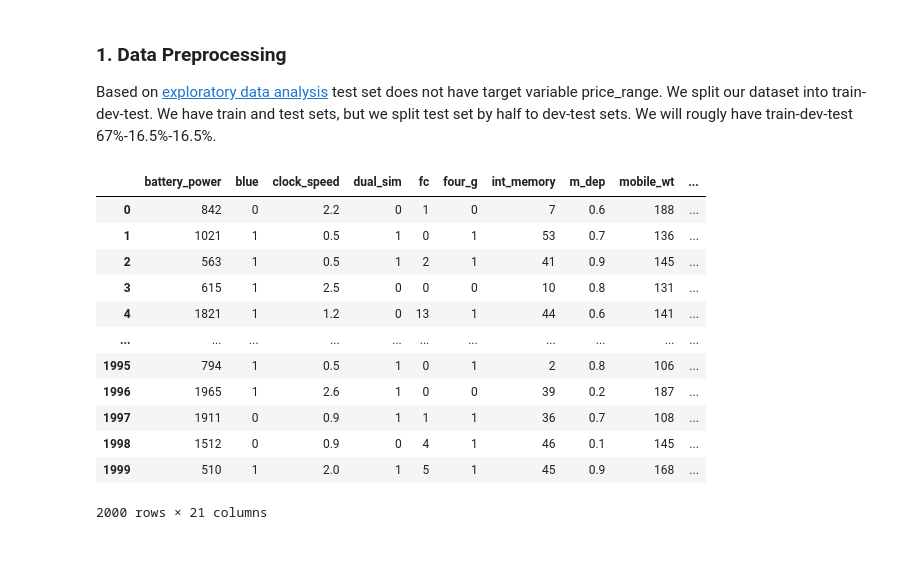
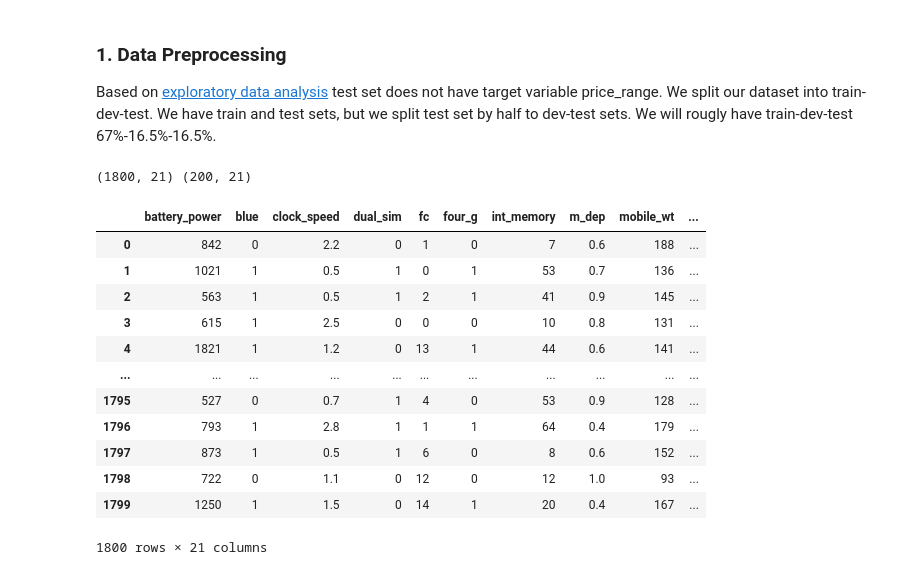
Before and after one commit to Matovic/mobile-price-classification, a Jupyter notebook: src/MLP_tensorflow.ipynb, the cells around one changed output. Drawn from its saved outputs; the diff is of its cells as text; code cells hidden in the pictures.

```diff
--- a/src/MLP_tensorflow.ipynb
+++ b/src/MLP_tensorflow.ipynb
@@ -55,19 +56,23 @@ Based on [exploratory data analysis](EDA.ipynb) test set does not have target va
 # %%
 # read datasets
 df_train = pd.read_csv('../data/train.csv', sep=',')
+df_test = df_train[-200:]
+df_train = df_train[:-200]
+print(df_train.shape,df_test.shape)
 df_train
 # %% [output]
+(1800, 21) (200, 21)
 |  | battery_power | blue | clock_speed | dual_sim | fc | four_g | int_memory | m_dep | mobile_wt | ... |
 | 0 | 842 | 0 | 2.2 | 0 | 1 | 0 | 7 | 0.6 | 188 | ... |
 | 1 | 1021 | 1 | 0.5 | 1 | 0 | 1 | 53 | 0.7 | 136 | ... |
 | 2 | 563 | 1 | 0.5 | 1 | 2 | 1 | 41 | 0.9 | 145 | ... |
 | 3 | 615 | 1 | 2.5 | 0 | 0 | 0 | 10 | 0.8 | 131 | ... |
 | 4 | 1821 | 1 | 1.2 | 0 | 13 | 1 | 44 | 0.6 | 141 | ... |
 | ... | ... | ... | ... | ... | ... | ... | ... | ... | ... | ... |
-| 1995 | 794 | 1 | 0.5 | 1 | 0 | 1 | 2 | 0.8 | 106 | ... |
-| 1996 | 1965 | 1 | 2.6 | 1 | 0 | 0 | 39 | 0.2 | 187 | ... |
-| 1997 | 1911 | 0 | 0.9 | 1 | 1 | 1 | 36 | 0.7 | 108 | ... |
-| 1998 | 1512 | 0 | 0.9 | 0 | 4 | 1 | 46 | 0.1 | 145 | ... |
-| 1999 | 510 | 1 | 2.0 | 1 | 5 | 1 | 45 | 0.9 | 168 | ... |
+| 1795 | 527 | 0 | 0.7 | 1 | 4 | 0 | 53 | 0.9 | 128 | ... |
+| 1796 | 793 | 1 | 2.8 | 1 | 1 | 1 | 64 | 0.4 | 179 | ... |
+| 1797 | 873 | 1 | 0.5 | 1 | 6 | 0 | 8 | 0.6 | 152 | ... |
+| 1798 | 722 | 0 | 1.1 | 0 | 12 | 0 | 12 | 1.0 | 93 | ... |
+| 1799 | 1250 | 1 | 1.5 | 0 | 14 | 1 | 20 | 0.4 | 167 | ... |
-2000 rows × 21 columns
+1800 rows × 21 columns
 # %%
```
Also changed, not shown: parts of 19 cells of this notebook.
